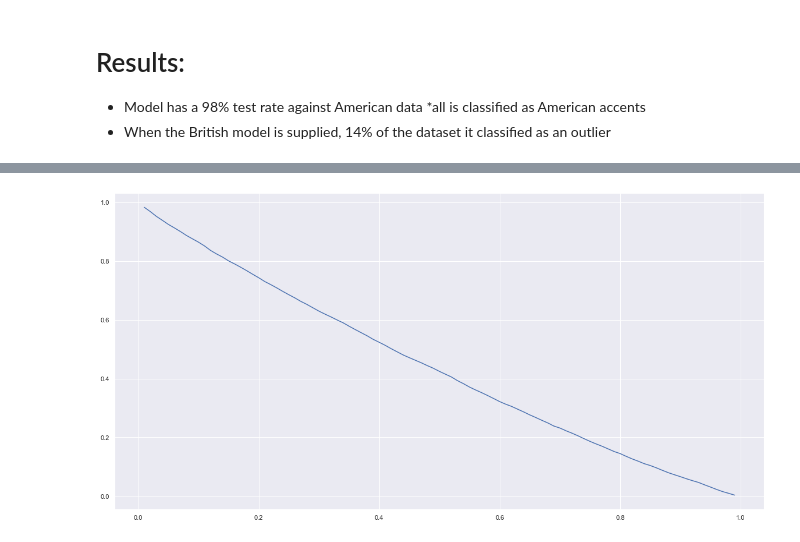
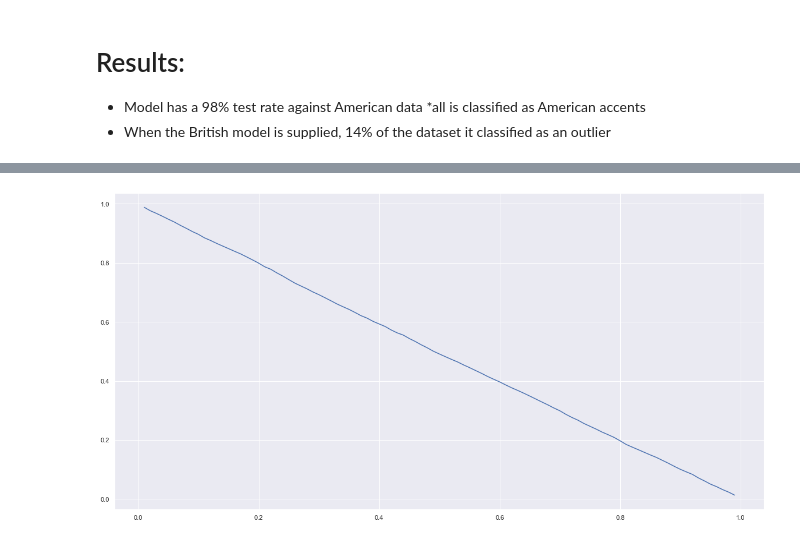
Before and after one commit to andrewpaster/isye_6740_final_project_accents, a Jupyter notebook: Models/One_class_SVM.ipynb, the cells around one changed output, grey strips where cells are left out. Drawn from its saved outputs; the diff is of its cells as text; code cells hidden in the pictures.

Commit message:
updating 1class svm to have other data

```diff
--- a/Models/One_class_SVM.ipynb
+++ b/Models/One_class_SVM.ipynb
@@ -36,3 +36,7 @@ from sklearn import metrics
 
 
 sns.set()
+# %%
+train = pd.read_csv('all_words_train_mfcc.csv')
+
+train.head()
@@ -60,12 +89,27 @@ def load_data(remove_army = False):
 
     test = test.loc[test.word.isin(train.word)].reset_index()
 
+
     train = average_speakers(train)
 
+    feature_cols = [x for x in train.columns if 'feature' in x]
+
+    train = train[feature_cols]
+    test = test[feature_cols]
+
+    train['foreign'] = 0
+    test['foreign'] = 0
+
+    add_data = prep_train()
+
+    all_train = pd.concat([train, test, add_data])
+
     british_df = pd.read_csv('british_mfcc.csv')
-    feature_cols = [x for x in british_df.columns if 'feature' in x]
 
-    return train, test, british_df[feature_cols]
+    british_df['foreign'] = 1
 
 
-train, test, british_df = load_data()
+    return all_train, british_df[feature_cols]
+
+
+all_train, british_df = load_data()
@@ -73,17 +126,18 @@ train, test, british_df = load_data()
 def fit_one_c_svm(train, test, nu=0.01 ,max_score = False):
     feature_cols = [x for x in train.columns if 'feature' in x]
 
-    X_train = train[feature_cols]
-    X_test = test[feature_cols]
-    y_test = np.zeros(len(test))
+    features = train[feature_cols]
+    target = train['foreign']
 
+    X_train, X_test, y_train, y_test = train_test_split(features, target, test_size=0.20, random_state=33)
+    american_train_X = X_train.take(np.where(y_train == 0)[0].tolist())
 
     if max_score:
         fig, ax = plt.subplots(figsize=(20,10))
 
         nu_score = []
         for i in np.arange(.01, 1, .01):
-            clf = OneClassSVM(kernel='rbf', nu=i).fit(X_train)
+            clf = OneClassSVM(kernel='rbf', nu=i).fit(american_train_X)
             y_pred = clf.predict(X_test)
 
             y_pred[np.where(y_pred == 1)] = 0
@@ -97,7 +151,7 @@ def fit_one_c_svm(train, test, nu=0.01 ,max_score = False):
         return nu_score
 
 
-    clf = OneClassSVM(kernel='rbf', nu = nu).fit(X_train)
+    clf = OneClassSVM(kernel='rbf', nu = nu).fit(american_train_X)
 
     # -1 for outliers (SPAM aka label == 1), 1 for inliers aka NONSPAM (label == 0)
     y_pred = clf.predict(X_test)
@@ -109,7 +163,7 @@ def fit_one_c_svm(train, test, nu=0.01 ,max_score = False):
 
     return acc, clf, y_pred
 # %%
-nu_score = fit_one_c_svm(train, test, max_score = True)
+nu_score = fit_one_c_svm(all_train, british_df, max_score = True)
 # %% [output]
-[figure, old version]
+[figure, new version]
 # %%
```
Also changed, not shown: parts of 6 cells of this notebook, 1 other file.
